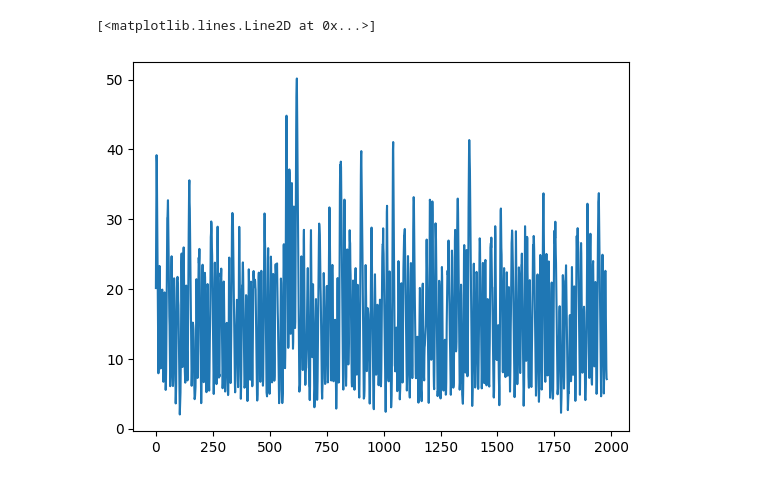
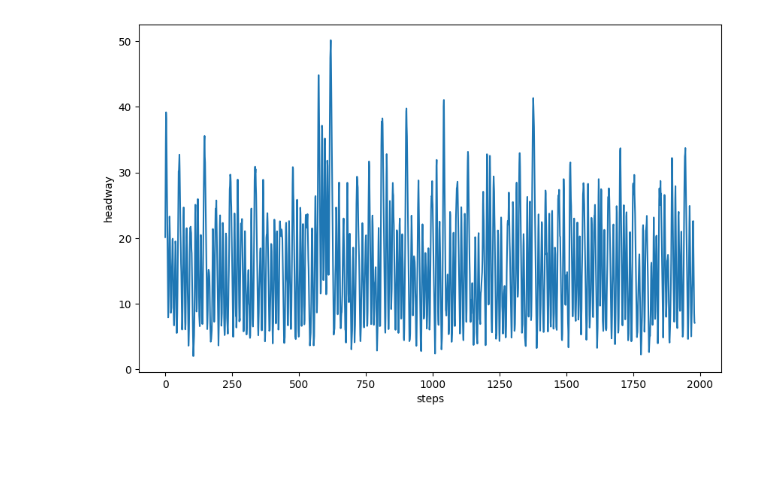
Before and after one commit to aswnss-m/Reinforment_learning_for_platooning, a Jupyter notebook: src/singlelane/analysis.ipynb, the cells around one changed output. Drawn from its saved outputs; the diff is of its cells as text; code cells hidden in the pictures; blank space fills up the shorter version.

Commit message:
figure size increase

```diff
--- a/src/singlelane/analysis.ipynb
+++ b/src/singlelane/analysis.ipynb
@@ -8,8 +8,11 @@ df = pd.read_csv("../../simple_platooning.csv")
 df = pd.DataFrame(df)
 # %%
 df = df.dropna(axis=0)
-# %%
-plt.plot(df.headway)
-# %% [output]
-[<matplotlib.lines.Line2D at 0x...>]
-[figure, removed]
+# %%
+plt.figure(figsize=(10, 6))  # Adjust the width and height as needed
+plt.xlabel("steps")
+plt.ylabel("headway")
+plt.plot(df.headway)
+plt.show()
+# %% [output]
+[figure, added]
```
